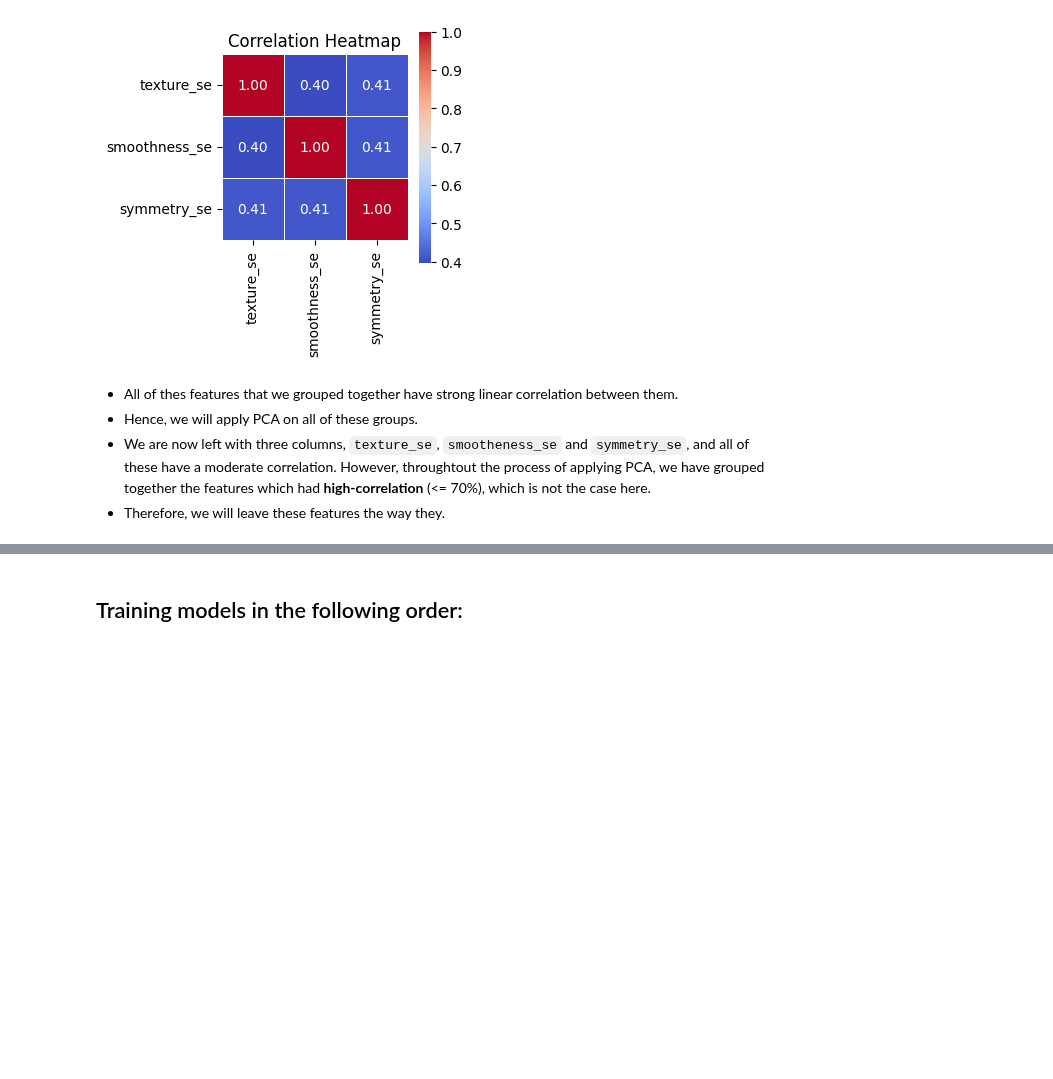
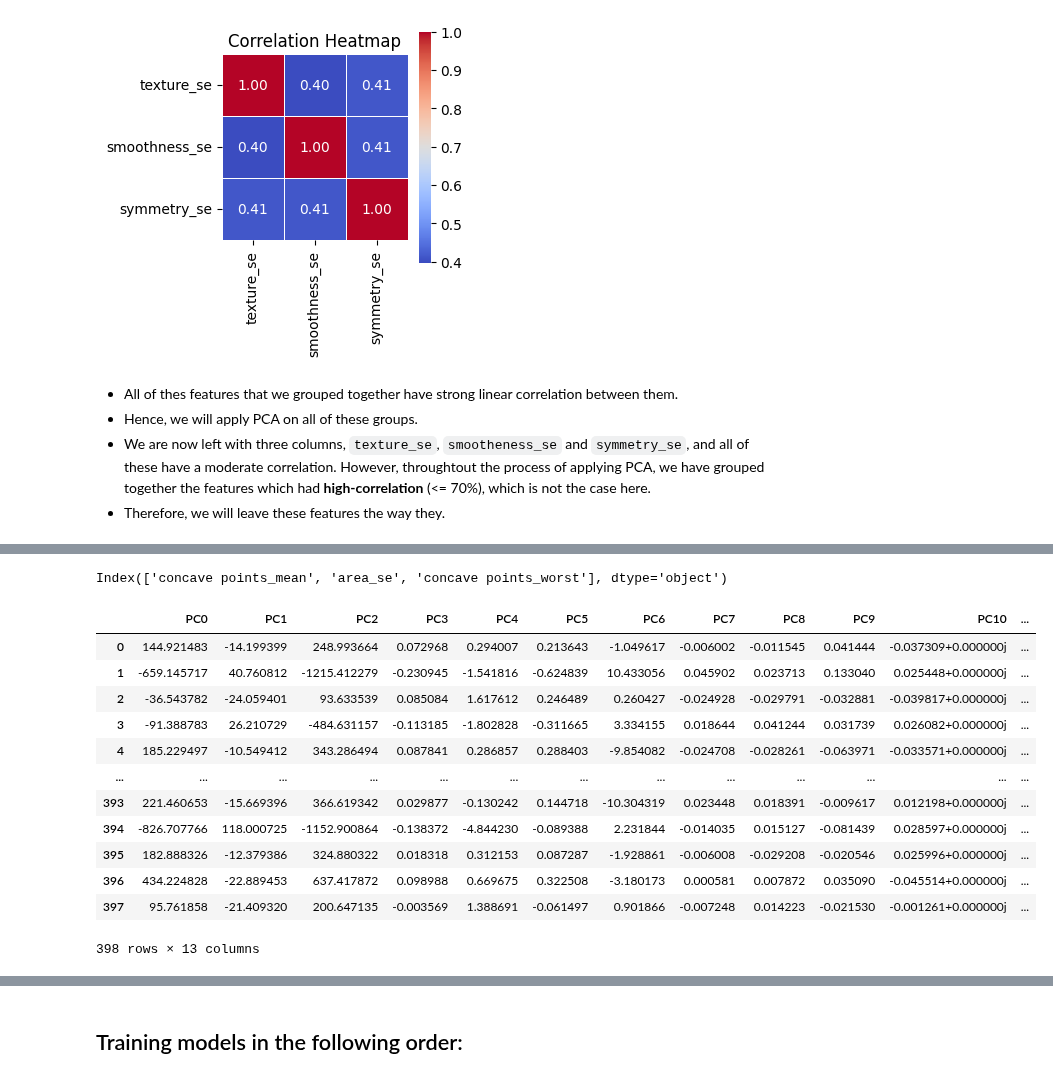
Before and after one commit to tselane2110/Breast-Cancer-Detection, a Jupyter notebook: BreastCancerPrediction.ipynb, the cells around one changed output, grey strips where cells are left out. Cells and saved outputs as stored; diff of their text form; code cells hidden in the pictures; blank space fills up the shorter version.

```diff
--- a/BreastCancerPrediction.ipynb
+++ b/BreastCancerPrediction.ipynb
@@ -107,8 +107,11 @@ The steps involved are:
 #   return Ap_df
 # %%
 import numpy as np
+import pandas as pd
 
 def PCA(df, n):
+  if not hasattr(PCA, "count"):
+        PCA.count = 0  # initialize only once
   X = df.to_numpy()
   # Step 1: Mean-center
   X_centered = X - np.mean(X, axis=0)
@@ -135,7 +138,8 @@ def PCA(df, n):
   Ap = X_centered @ V
 
   # converting Ap to a df again
-  Ap_df = pd.DataFrame(Ap, columns=[f'PC{i+1}' for i in range(Ap.shape[1])])
+  Ap_df = pd.DataFrame(Ap, columns=[f'PC{PCA.count}' for i in range(Ap.shape[1])])
+  PCA.count += 1
 
   # returning the result
   return Ap_df
@@ -1145,0 +1157,40 @@ PCA_g12 = PCA(g12, 1)
+# %%
+x_train.columns[3:6]
+# %% [output]
+Index(['concave points_mean', 'area_se', 'concave points_worst'], dtype='object')
+# %%
+# for training set
+
+g1 = x_train[x_train.columns[0:3]]
+g2 = x_train[x_train.columns[3:6]]
+g3 = x_train[x_train.columns[6:9]]
+g4 = x_train[x_train.columns[9:11]]
+g5 = x_train[x_train.columns[11:13]]
+g6 = x_train[x_train.columns[13:15]]
+g7 = x_train[x_train.columns[15:17]]
+g8 = x_train[x_train.columns[17:19]]
+g9 = x_train[x_train.columns[19:21]]
+g10 = x_train[x_train.columns[21:23]]
+g11 = x_train[x_train.columns[23:26]]
+g12 = x_train[x_train.columns[26:29]]
+g13 = x_train[x_train.columns[29:32]]
+
+# getting principle components for training set
+pc1 = PCA(g1, 1)
+pc2 = PCA(g2, 1)
+pc3 = PCA(g3, 1)
+pc4 = PCA(g4, 1)
+pc5 = PCA(g5, 1)
+pc6 = PCA(g6, 1)
+pc7 = PCA(g7, 1)
+pc8 = PCA(g8, 1)
+pc9 = PCA(g9, 1)
+pc10 = PCA(g10, 1)
+pc11 = PCA(g11, 1)
+pc12 = PCA(g12, 1)
+pc13 = PCA(g13, 1)
+
+# concatinating the train_set's Principle Components
+
+X_train = pd.concat([pc1, pc2, pc3, pc4, pc5, pc6, pc7, pc8, pc9, pc10, pc11, pc12, pc13], axis = 1)
+Y_train = y_train
@@ -1145,0 +1234,16 @@ PCA_g12 = PCA(g12, 1)
+# %%
+X_train
+# %% [output]
+|  | PC0 | PC1 | PC2 | PC3 | PC4 | PC5 | PC6 | PC7 | PC8 | PC9 | PC10 | ... |
+| 0 | 144.921483 | -14.199399 | 248.993664 | 0.072968 | 0.294007 | 0.213643 | -1.049617 | -0.006002 | -0.011545 | 0.041444 | -0.037309+0.000000j | ... |
+| 1 | -659.145717 | 40.760812 | -1215.412279 | -0.230945 | -1.541816 | -0.624839 | 10.433056 | 0.045902 | 0.023713 | 0.133040 | 0.025448+0.000000j | ... |
+| 2 | -36.543782 | -24.059401 | 93.633539 | 0.085084 | 1.617612 | 0.246489 | 0.260427 | -0.024928 | -0.029791 | -0.032881 | -0.039817+0.000000j | ... |
+| 3 | -91.388783 | 26.210729 | -484.631157 | -0.113185 | -1.802828 | -0.311665 | 3.334155 | 0.018644 | 0.041244 | 0.031739 | 0.026082+0.000000j | ... |
+| 4 | 185.229497 | -10.549412 | 343.286494 | 0.087841 | 0.286857 | 0.288403 | -9.854082 | -0.024708 | -0.028261 | -0.063971 | -0.033571+0.000000j | ... |
+| ... | ... | ... | ... | ... | ... | ... | ... | ... | ... | ... | ... | ... |
+| 393 | 221.460653 | -15.669396 | 366.619342 | 0.029877 | -0.130242 | 0.144718 | -10.304319 | 0.023448 | 0.018391 | -0.009617 | 0.012198+0.000000j | ... |
+| 394 | -826.707766 | 118.000725 | -1152.900864 | -0.138372 | -4.844230 | -0.089388 | 2.231844 | -0.014035 | 0.015127 | -0.081439 | 0.028597+0.000000j | ... |
+| 395 | 182.888326 | -12.379386 | 324.880322 | 0.018318 | 0.312153 | 0.087287 | -1.928861 | -0.006008 | -0.029208 | -0.020546 | 0.025996+0.000000j | ... |
+| 396 | 434.224828 | -22.889453 | 637.417872 | 0.098988 | 0.669675 | 0.322508 | -3.180173 | 0.000581 | 0.007872 | 0.035090 | -0.045514+0.000000j | ... |
+| 397 | 95.761858 | -21.409320 | 200.647135 | -0.003569 | 1.388691 | -0.061497 | 0.901866 | -0.007248 | 0.014223 | -0.021530 | -0.001261+0.000000j | ... |
+398 rows × 13 columns
```
Also changed, not shown: parts of 18 cells of this notebook.
